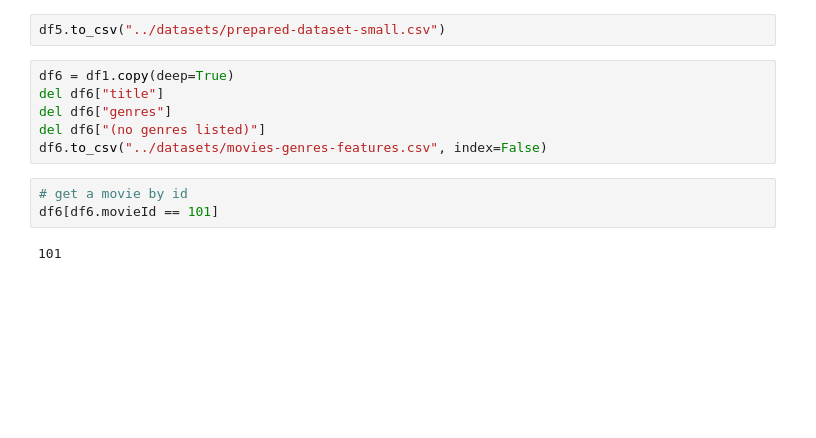
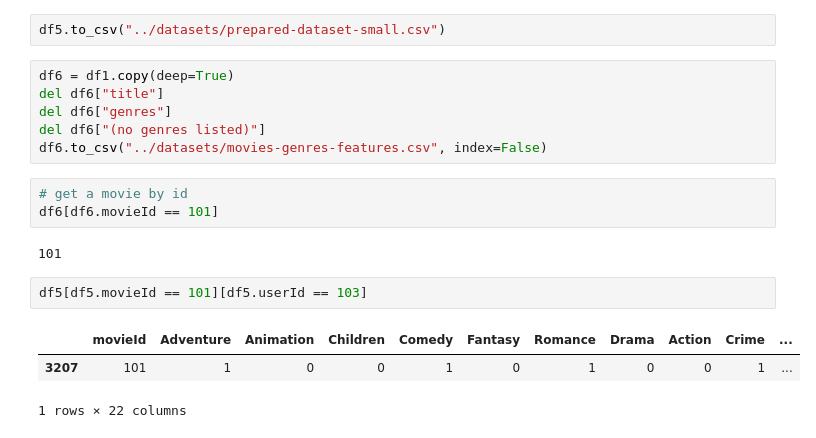
Before and after one commit to karadalex/dnn-full-stack-prod-recommend-system, a Jupyter notebook: explore/explore.ipynb, the cells around one changed output. Drawn from its saved outputs; the diff is of its cells as text; blank space fills up the shorter version.

Commit message:
Added dataframe query and updated readme

```diff
--- a/explore/explore.ipynb
+++ b/explore/explore.ipynb
@@ -144,3 +144,9 @@ df6.to_csv("../datasets/movies-genres-features.csv", index=False)
 df6[df6.movieId == 101]
 # %% [output]
 101
+# %%
+df5[df5.movieId == 101][df5.userId == 103]
+# %% [output]
+|  | movieId | Adventure | Animation | Children | Comedy | Fantasy | Romance | Drama | Action | Crime | ... |
+| 3207 | 101 | 1 | 0 | 0 | 1 | 0 | 1 | 0 | 0 | 1 | ... |
+1 rows × 22 columns
```
Also changed, not shown: 1 other file.
